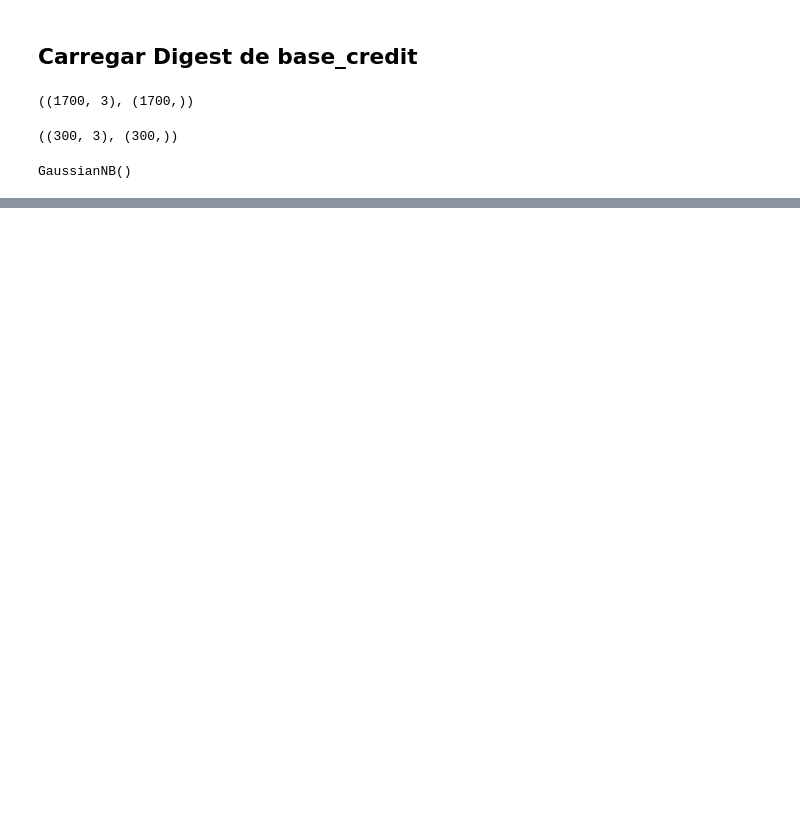
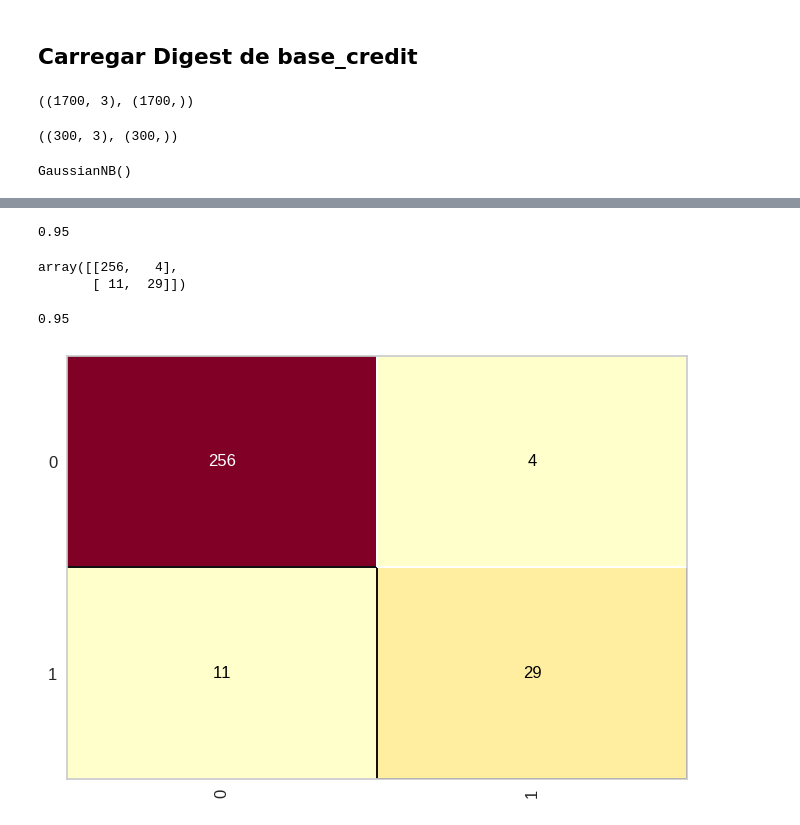
Before and after one commit to Pedro4Albuquerque/am-t4-s1a2026t2, a Jupyter notebook: NeuralizadorCredit0423.ipynb, the cells around one changed output, grey strips where cells are left out. Saved outputs shown, nothing was run; the diff lists cells and outputs as text; code cells hidden in the pictures; blank space fills up the shorter version.

```diff
--- a/NeuralizadorCredit0423.ipynb
+++ b/NeuralizadorCredit0423.ipynb
@@ -38,7 +38,7 @@ X_credit_teste.shape, Y_credit_teste.shape
 # %%
 from sklearn.naive_bayes import GaussianNB
 # %%
-native_credit_data = GaussianNB()
-native_credit_data.fit(X_credit_treinamento, Y_credit_treinamento)
+naive_credit_data = GaussianNB()
+naive_credit_data.fit(X_credit_treinamento, Y_credit_treinamento)
 # %% [output]
 GaussianNB()
@@ -44,0 +85,9 @@ GaussianNB()
+# %%
+accuracy_score(Y_credit_teste, credit_predict)
+# %% [output]
+0.95
+# %%
+confusion_matrix(Y_credit_teste, credit_predict)
+# %% [output]
+array([[256,   4],
+       [ 11,  29]])
@@ -44,0 +96,7 @@ GaussianNB()
+# %%
+cm_credit = ConfusionMatrix(naive_credit_data)
+cm_credit.fit(X_credit_treinamento, Y_credit_treinamento)
+cm_credit.score(X_credit_teste, Y_credit_teste)
+# %% [output]
+0.95
+[figure, added]
```
Also changed, not shown: parts of 10 cells of this notebook.
